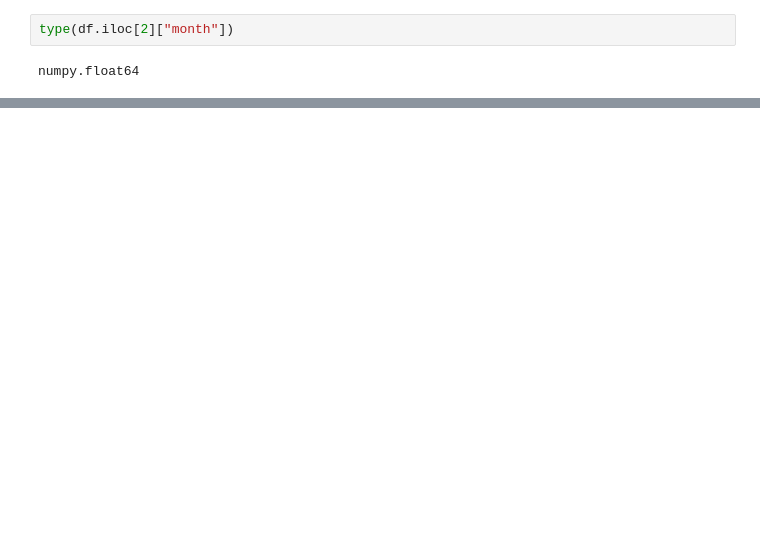
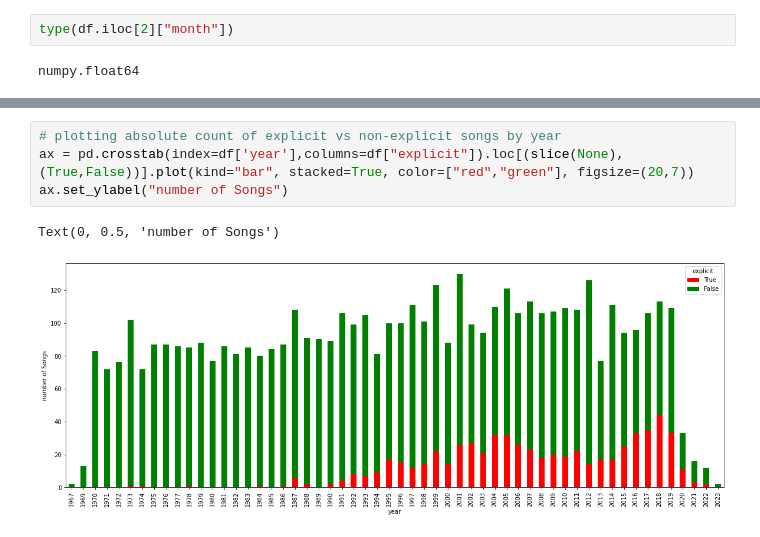
Before and after one commit to TimKond/Spotify, a Jupyter notebook: dataVisualization.ipynb, the cells around one changed output, grey strips where cells are left out. Cells and saved outputs as stored; diff of their text form; blank space fills up the shorter version.

```diff
--- a/dataVisualization.ipynb
+++ b/dataVisualization.ipynb
@@ -110,2 +131,9 @@ sns.violinplot(ax=ax, data=df[df["year"]>= 2010],x="year",y="duration_minutes",
+# %%
+# plotting absolute count of explicit vs non-explicit songs by year
+ax = pd.crosstab(index=df['year'],columns=df["explicit"]).loc[(slice(None), (True,False))].plot(kind="bar", stacked=True, color=["red","green"], figsize=(20,7))
+ax.set_ylabel("number of Songs")
+# %% [output]
+Text(0, 0.5, 'number of Songs')
+[figure, added]
 # %%
 # plotting ratio of explicit songs by year
```
Also changed, not shown: parts of 15 cells of this notebook.
